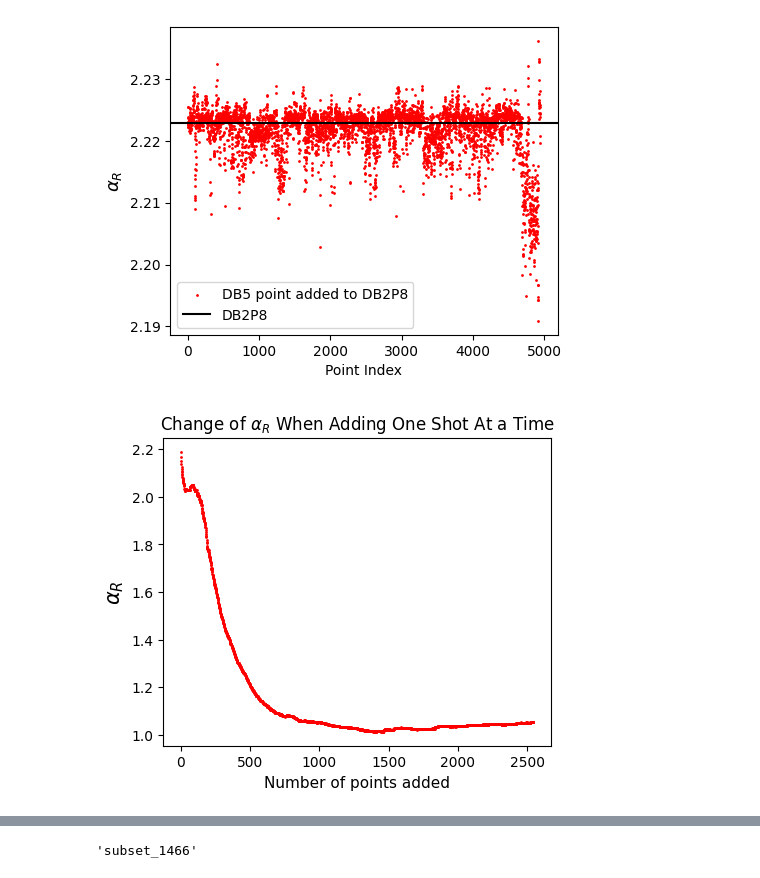
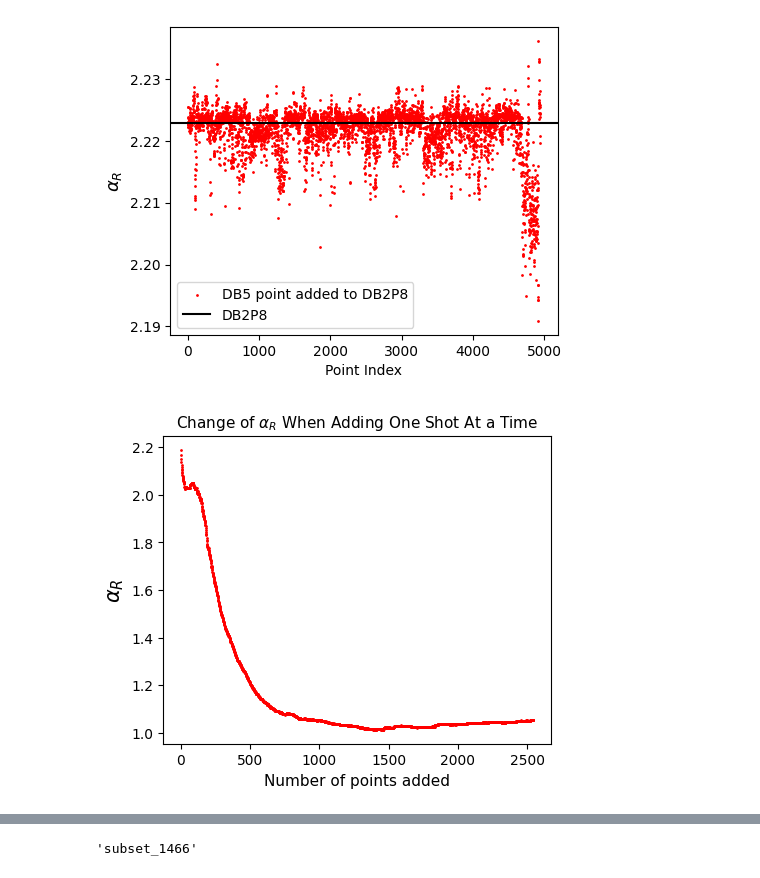
Before and after one commit to Chinnasf/FUSION-EP-Master-Thesis, a Jupyter notebook: Optimization/group_analyses_on_reduced_DS_random_sampling.ipynb, the cells around one changed output, grey strips where cells are left out. Drawn from its saved outputs; the diff is of its cells as text; code cells hidden in the pictures.

```diff
--- a/Optimization/group_analyses_on_reduced_DS_random_sampling.ipynb
+++ b/Optimization/group_analyses_on_reduced_DS_random_sampling.ipynb
@@ -96,13 +96,13 @@ DB5_decreas_pts["αR_per_pts_in_DB2"] = reg_coeff_per_pts
 # %%
 #%matplotlib notebook
 
 plt.figure(figsize=(5,4))
 plt.scatter(DB5_decreas_pts.index + 1, DB5_decreas_pts["αR_per_pts_in_DB2"], s=1, c = "r")
 plt.xlabel("Number of points added", fontsize=11)
 plt.ylabel("$\\alpha_R$", fontsize=15)
-plt.title("Change of $\\alpha_R$ When Adding One Shot At a Time");
+plt.title("Change of $\\alpha_R$ When Adding One Shot At a Time", fontsize=11);
 # %% [output]
-[figure, old version]
+[figure, new version]
 # %%
 # Labeling shots that decreased or increased the overall regression when added
 df = DB5_decreas_pts[["αR_per_pts_in_DB2"]]
```
Also changed, not shown: parts of 18 cells of this notebook, 15 other files.
